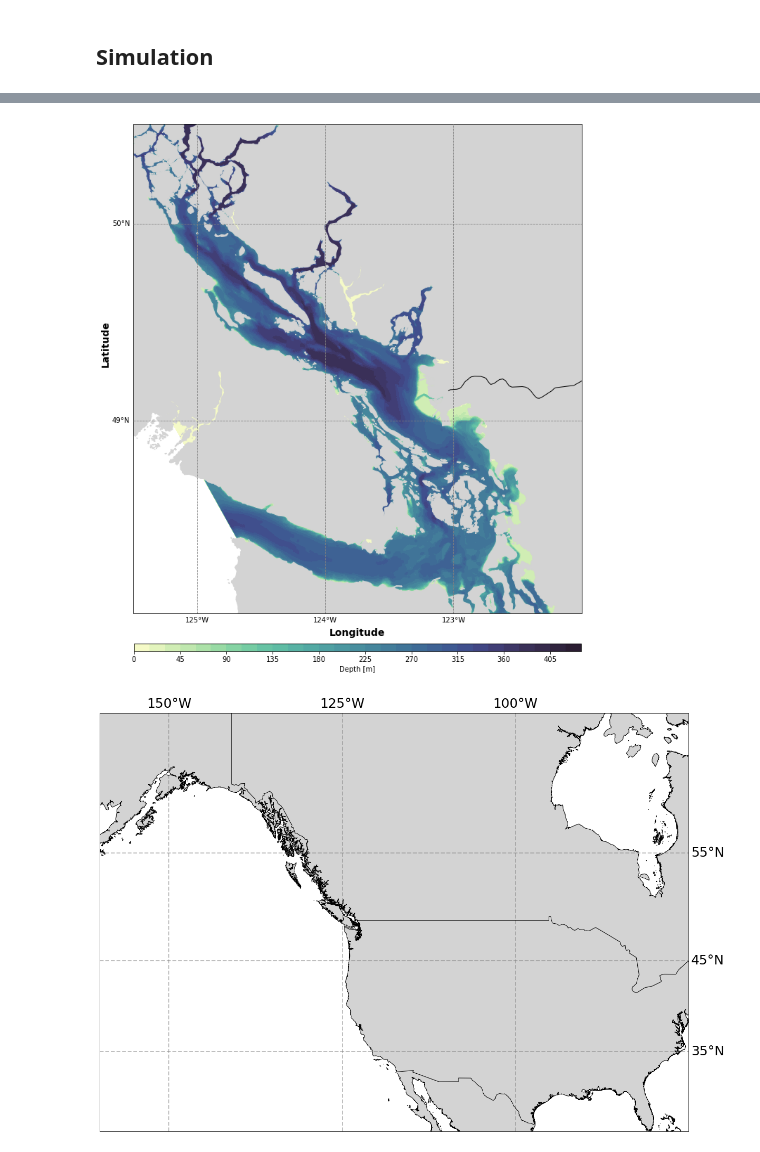
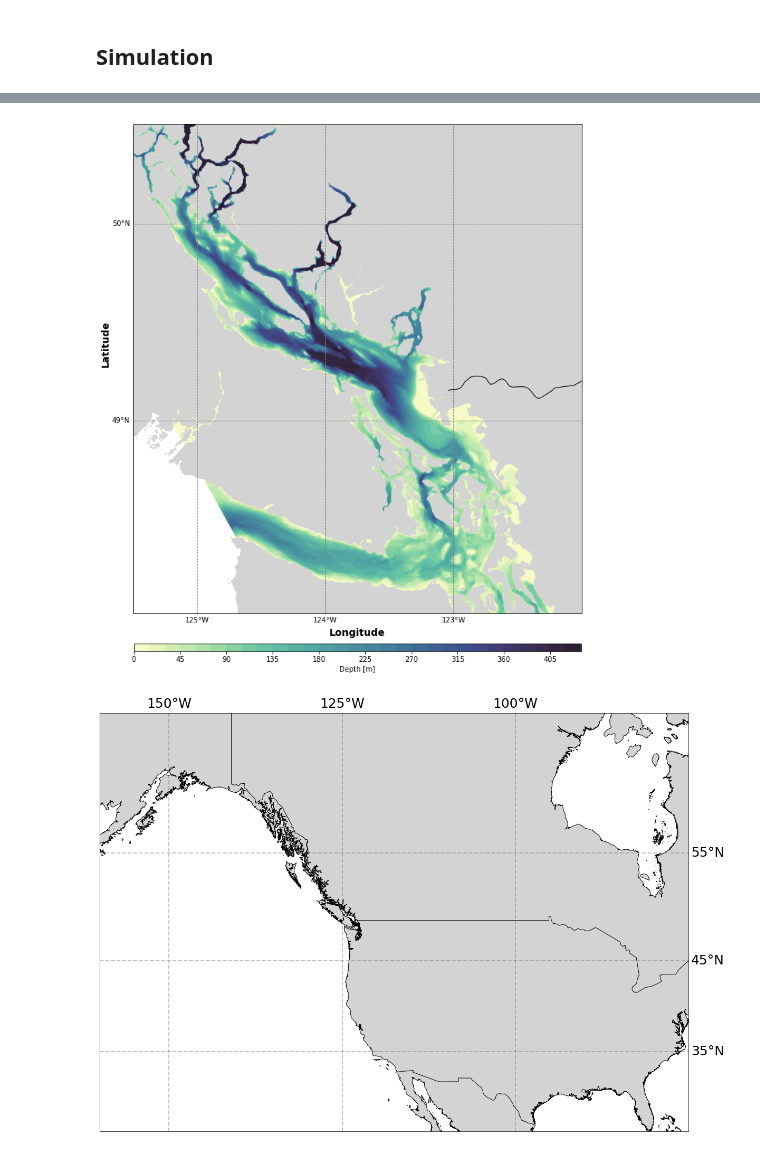
Before and after one commit to SalishSeaCast/analysis-jose, a Jupyter notebook: notebooks/parcels/Local/salishmap.ipynb, the cells around one changed output, grey strips where cells are left out. Saved outputs shown, nothing was run; the diff lists cells and outputs as text; code cells hidden in the pictures.

```diff
--- a/notebooks/parcels/Local/salishmap.ipynb
+++ b/notebooks/parcels/Local/salishmap.ipynb
@@ -20,7 +20,7 @@ cmap = cmocean.cm.deep
 paths = {
     'NEMO': '/results2/SalishSea/nowcast-green.201905/',
     'coords': '/Users/jvalenti/MOAD/SSC_masks/coordinates_seagrid_SalishSea201702.nc',
-    'mask': '/Users/jvalenti/MOAD/SSC_masks/mesh_mask201702.nc',
+    'mask': '/Users/jvalenti/MOAD/SSC_masks/mesh_maskBat201702.nc',
     'out': '/Users/jvalenti/MOAD/analysis-jose/notebooks/results/',
 }
 # %% [markdown]
@@ -102,35 +102,35 @@ plt.show()
 # %%
 # Make map
 blevels = list(np.arange(0,450,15))
 fig, ax = plt.subplots(figsize=(38, 16), subplot_kw={'projection': crs.Mercator()})
 ax.set_extent([-125.5, -122, 48, 50.5], crs=crs.PlateCarree())
 ax.add_feature(feature.GSHHSFeature('high', facecolor='lightgray',edgecolor='lightgray'),zorder=2)
 ax.add_feature(feature.RIVERS, edgecolor='k',zorder=5)
 #ax.add_feature(feature.OCEAN,zorder=1)
-im=ax.contourf(coords.nav_lon, coords.nav_lat, mask.mbathy[0,:,:]*10,zorder=1,transform=crs.PlateCarree(),cmap=cmap,levels=blevels)
+im=ax.contourf(coords.nav_lon, coords.nav_lat, mask.bathym[0,:,:],zorder=1,transform=crs.PlateCarree(),cmap=cmap,levels=blevels)
 #plt.contour(coords.nav_lon, coords.nav_lat, mask.mbathy[0,:,:]*10,zorder=1,transform=crs.PlateCarree(),colors='w',levels=blevels,linewidths=0.05)
 #plt.xticks(fontsize=14)
 #plt.yticks(fontsize=14)
 
 gl = ax.gridlines(
     linestyle='--', color='gray', draw_labels=True,
     xlocs=range(-125, -121), ylocs=range(47, 52),zorder=5)
 gl.top_labels, gl.right_labels = False, False
 
 cbar = fig.colorbar(im, location='bottom',aspect=60,shrink=0.3,pad=0.05)
 
 cbar.set_label('Depth [m]')
 
 ax.text(-0.05, 0.55, 'Latitude', va='bottom', ha='center',
         rotation='vertical', rotation_mode='anchor',
         transform=ax.transAxes, fontsize=14,weight="bold")
 ax.text(0.5, -0.05, 'Longitude', va='bottom', ha='center',
         rotation='horizontal', rotation_mode='anchor',
         transform=ax.transAxes, fontsize=14,weight="bold")
 
 plt.savefig("/Users/jvalenti/Desktop/baty.pdf")
 # %% [output]
-[figure, old version]
+[figure, new version]
 # %%
 states_provinces = feature.NaturalEarthFeature(
         category='cultural',
```
Also changed, not shown: parts of 1 cell of this notebook, 3 other files.
